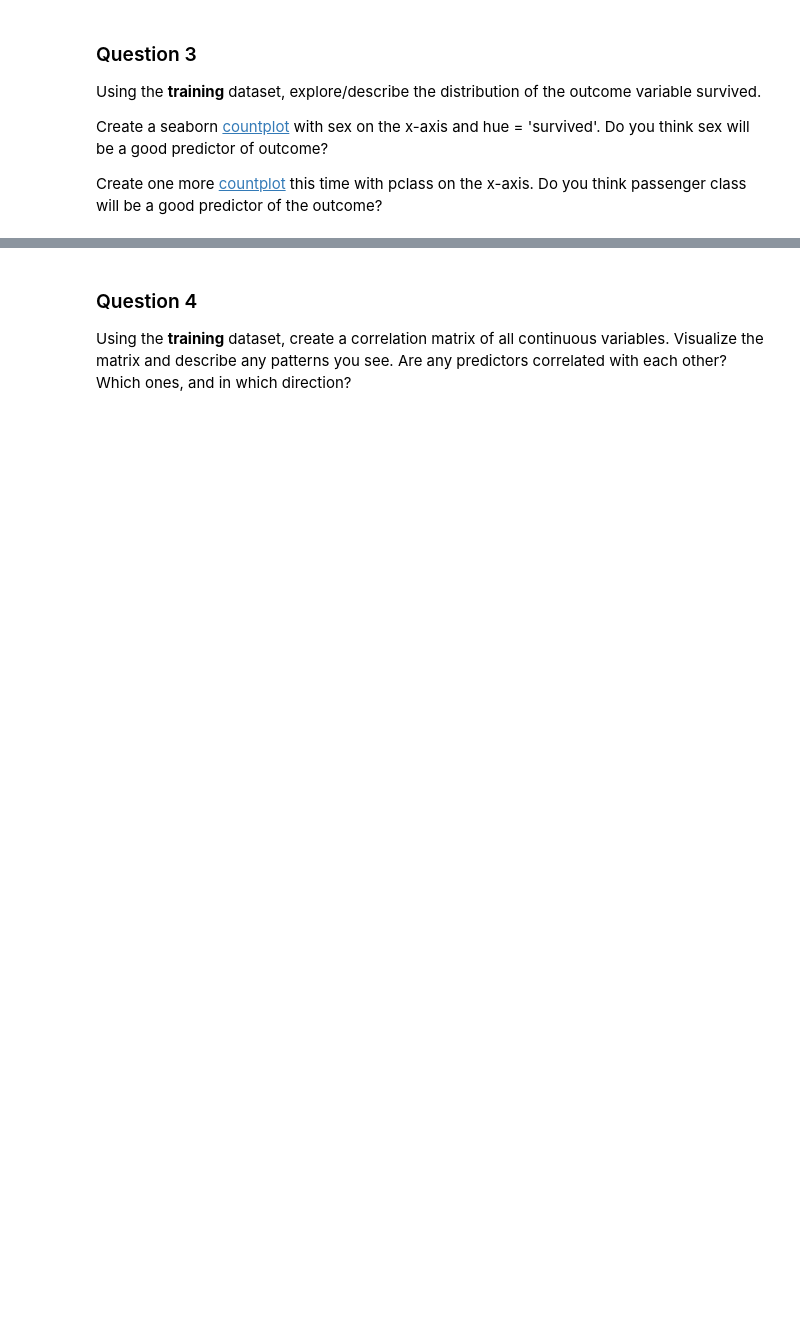
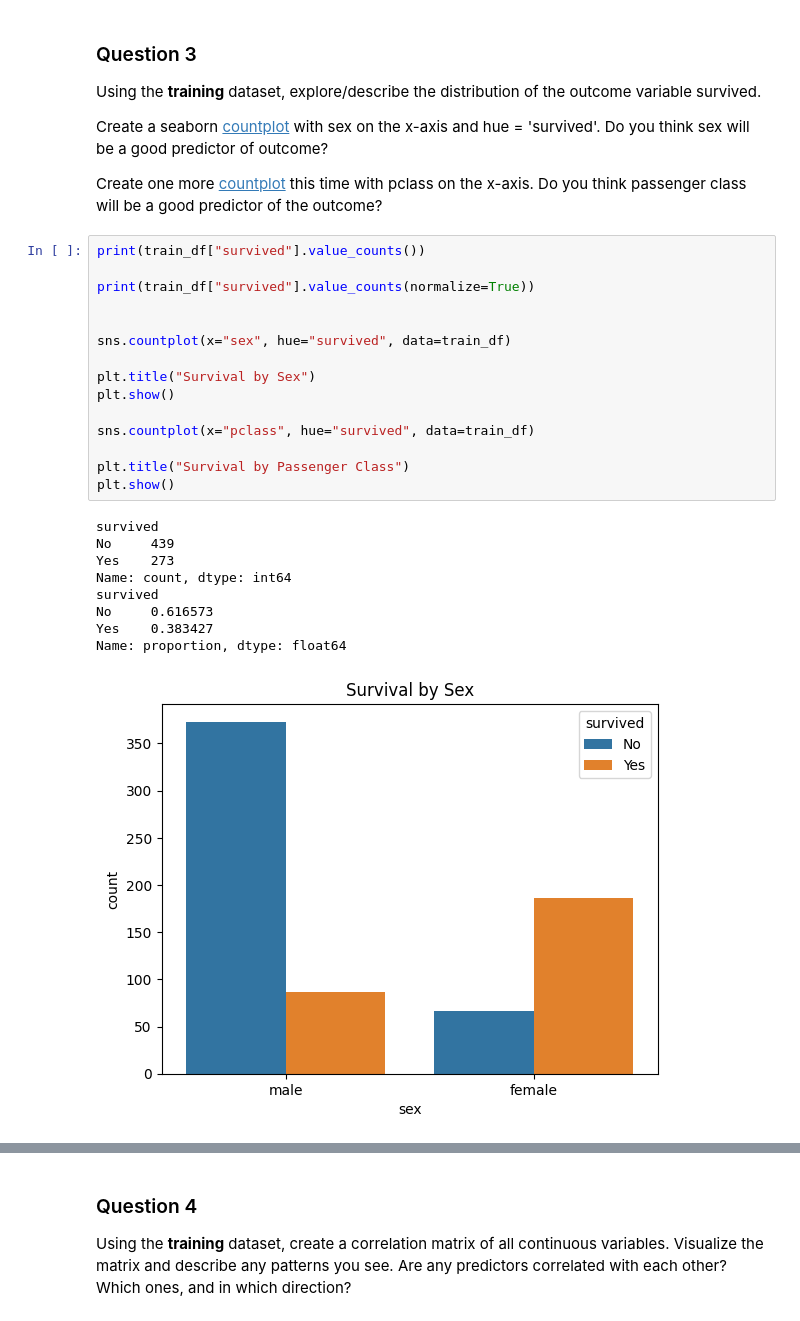
Before and after one commit to KarlaRH12/Homework3_131, a Jupyter notebook: 131homework3.ipynb, the cells around one changed output, grey strips where cells are left out. Cells and saved outputs as stored; diff of their text form; blank space fills up the shorter version.

```diff
--- a/131homework3.ipynb
+++ b/131homework3.ipynb
@@ -79,3 +81,28 @@ Using the **training** dataset, explore/describe the distribution of the outcome
 Create a seaborn [countplot](https://seaborn.pydata.org/generated/seaborn.countplot.html) with sex on the x-axis and hue = 'survived'. Do you think sex will be a good predictor of outcome?
 
 Create one more [countplot](https://seaborn.pydata.org/generated/seaborn.countplot.html) this time with pclass on the x-axis. Do you think passenger class will be a good predictor of the outcome?
+# %%
+print(train_df["survived"].value_counts())
+
+print(train_df["survived"].value_counts(normalize=True))
+
+
+sns.countplot(x="sex", hue="survived", data=train_df)
+
+plt.title("Survival by Sex")
+plt.show()
+
+sns.countplot(x="pclass", hue="survived", data=train_df)
+
+plt.title("Survival by Passenger Class")
+plt.show()
+# %% [output]
+survived
+No     439
+Yes    273
+Name: count, dtype: int64
+survived
+No     0.616573
+Yes    0.383427
+Name: proportion, dtype: float64
+[figure, added]
```
Also changed, not shown: parts of 10 cells of this notebook.
